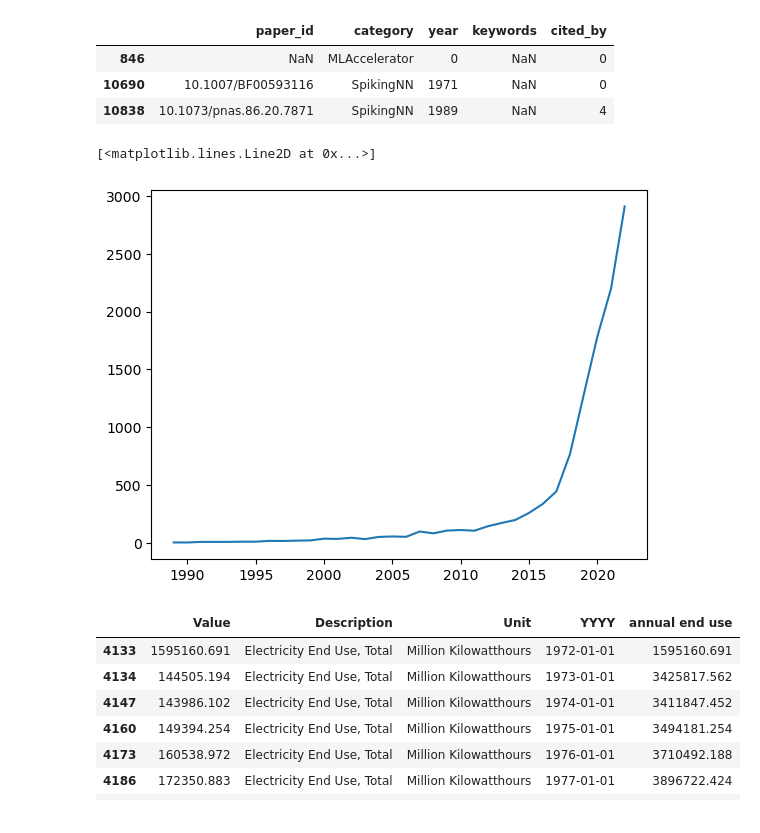
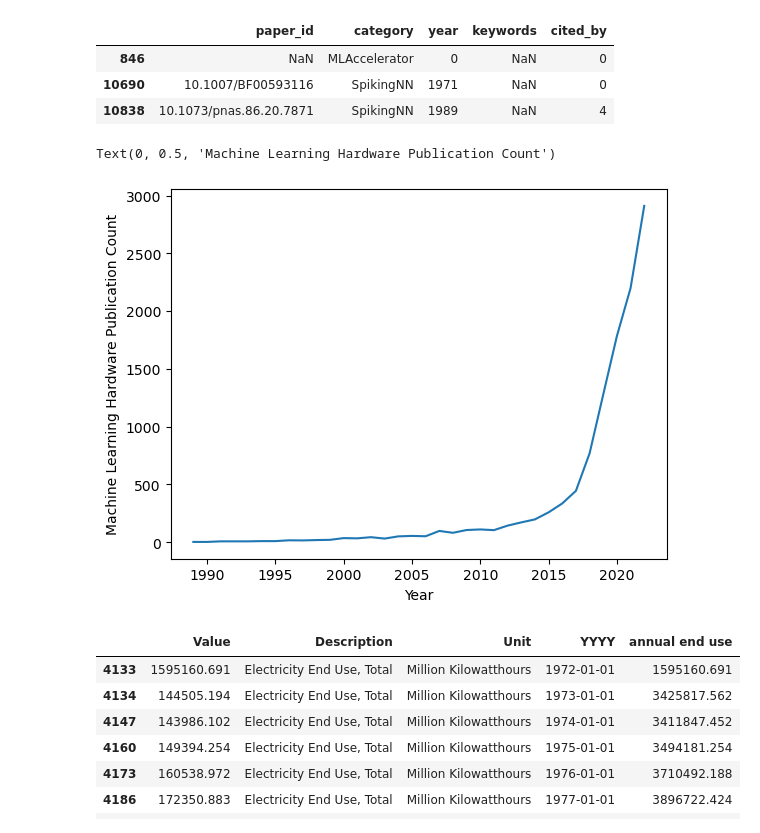
Before and after one commit to rreece15/Collaborative-Networks-In-Machine-Learning, a Jupyter notebook: Riherd_Chiu_project_code/model/wos/custom_class_updated2.ipynb, the cells around one changed output. Cells and saved outputs as stored; diff of their text form; code cells hidden in the pictures.

```diff
--- a/Riherd_Chiu_project_code/model/wos/custom_class_updated2.ipynb
+++ b/Riherd_Chiu_project_code/model/wos/custom_class_updated2.ipynb
@@ -42,9 +42,11 @@ samples = samples.drop(samples[(samples.year < 1972) | (samples.year > 2022)].in
 # %%
 yr_counts = samples['year'].value_counts().sort_index()
 plt.plot(yr_counts)
+plt.xlabel('Year')
+plt.ylabel('Machine Learning Hardware Publication Count')
 # %% [output]
-[<matplotlib.lines.Line2D at 0x...>]
+Text(0, 0.5, 'Machine Learning Hardware Publication Count')
-[figure, old version]
+[figure, new version]
 # %%
 electricity = pd.read_csv('../../../data/computation/electricity_end_use.csv')
 electricity = electricity[electricity.Description == 'Electricity End Use, Total'] # we will look at total electricity end-use
```
Also changed, not shown: parts of 3 cells of this notebook.
